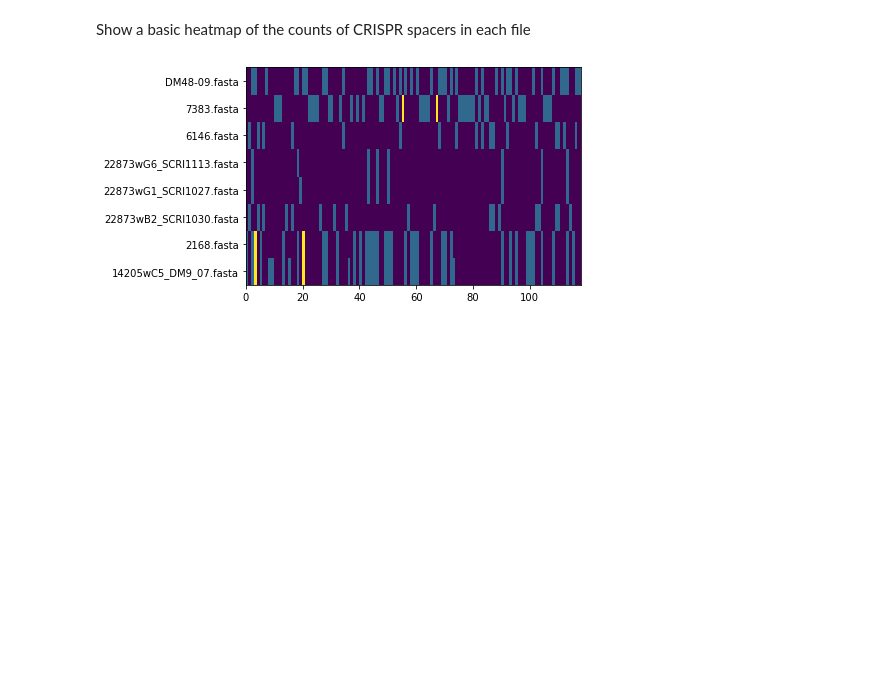
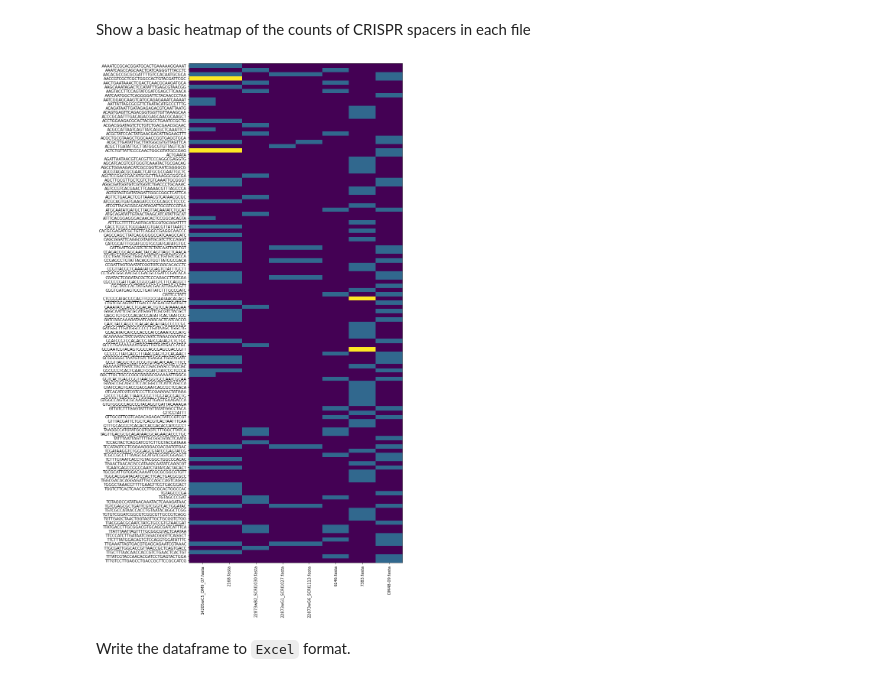
Before and after one commit to widdowquinn/pilercrpy, a Jupyter notebook: notebooks/01-examples.ipynb, the cells around one changed output. Cells and saved outputs as stored; diff of their text form; code cells hidden in the pictures; blank space fills up the shorter version.

Commit message:
transpose dataframe output from read_unique_spacers_to_dfm()
Notebook output is also updated.

```diff
--- a/notebooks/01-examples.ipynb
+++ b/notebooks/01-examples.ipynb
@@ -146,8 +147,12 @@ Length: 118, dtype: int64
 # %% [markdown]
 Show a basic heatmap of the counts of CRISPR spacers in each file
 # %%
+fig = plt.figure(figsize=(10, 24))
 plt.pcolor(dfm)
 plt.yticks(np.arange(0.5, len(dfm.index), 1), dfm.index)
+plt.xticks(np.arange(0.5, len(dfm.columns), 1), dfm.columns, rotation=90)
 plt.show()
 # %% [output]
-[figure, old version]
+[figure, new version]
+# %% [markdown]
+Write the dataframe to `Excel` format.
```
Also changed, not shown: parts of 4 cells of this notebook, 3 other files.
